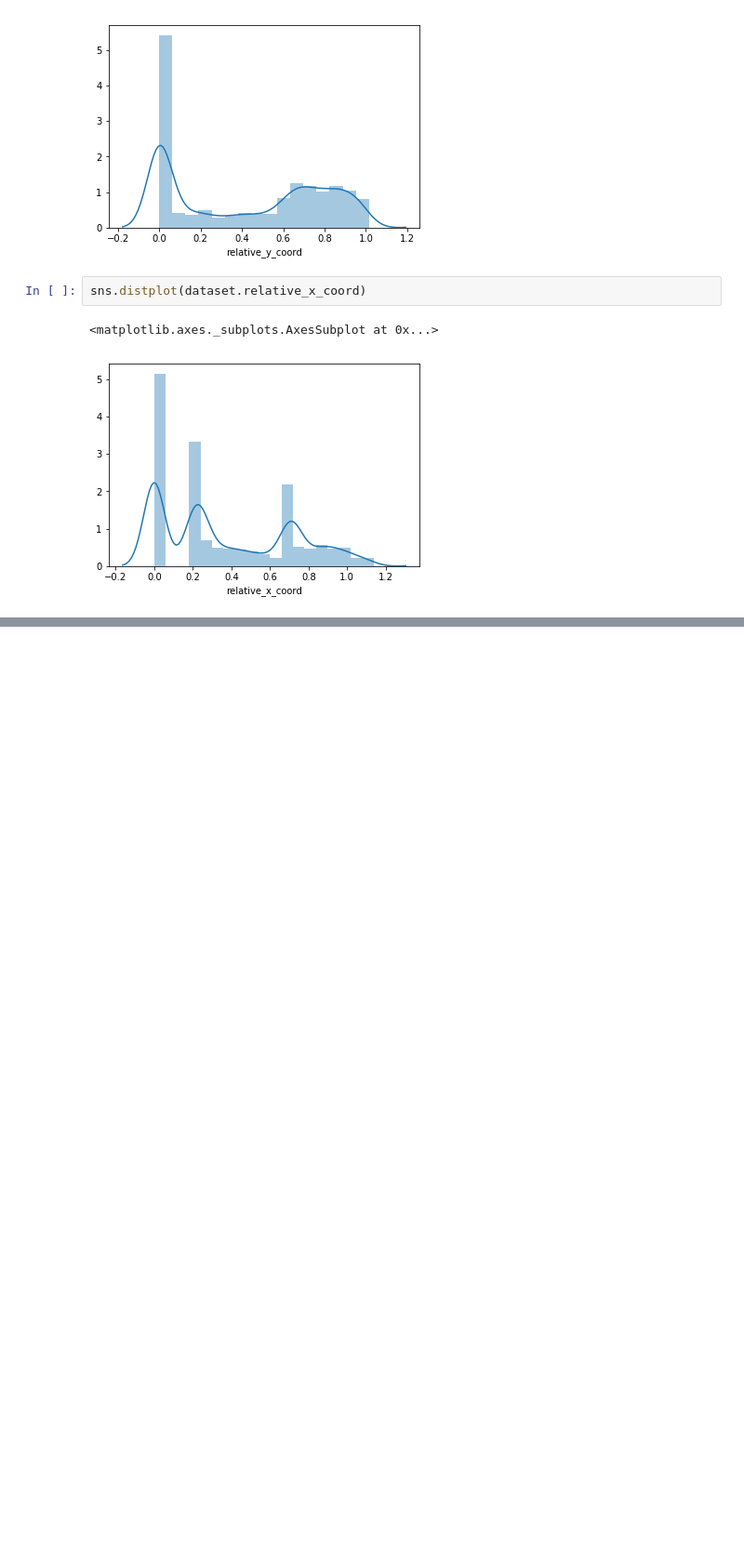
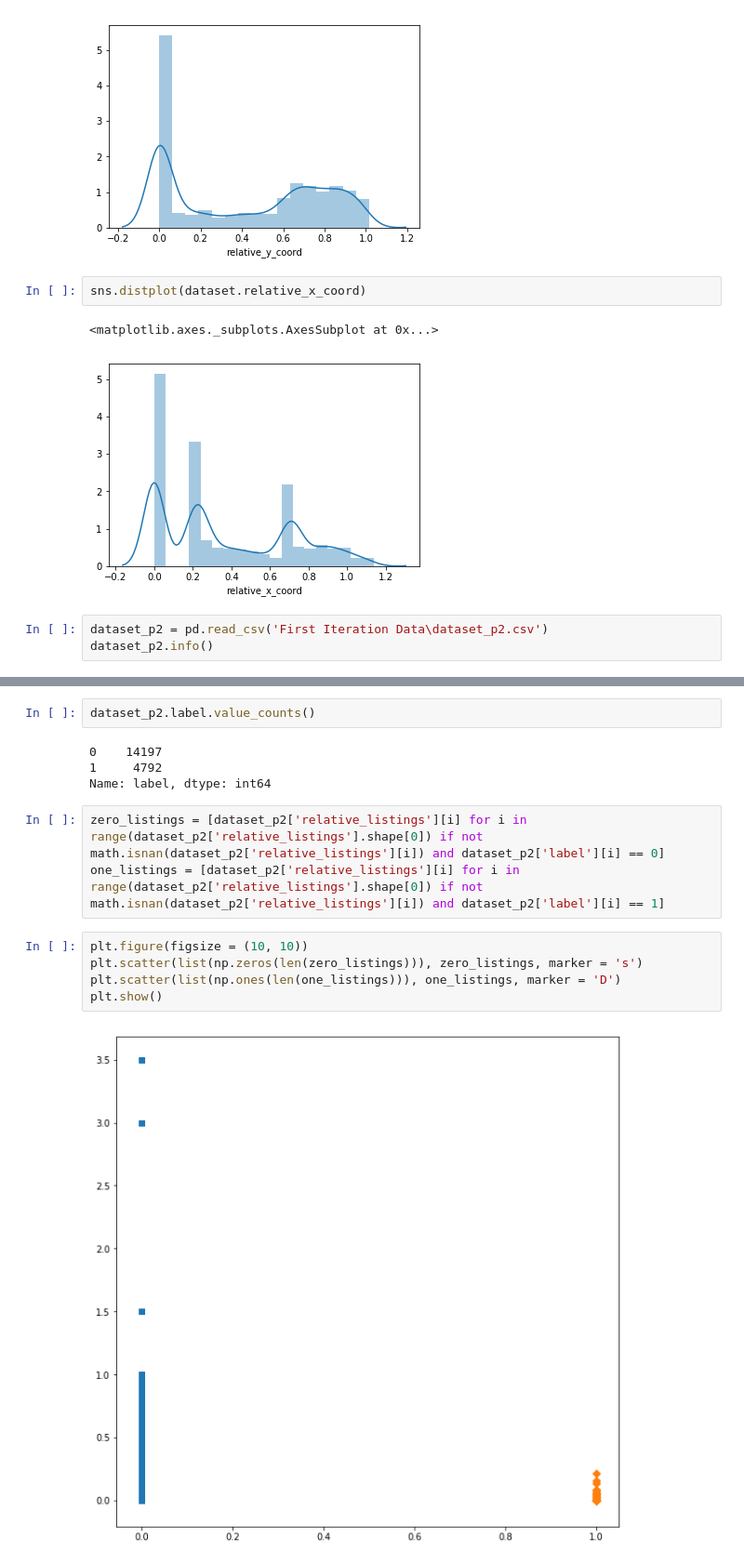
Before and after one commit to swaroop-nath/Semantic-Web-Parser, a Jupyter notebook: Second Model Preparation/exploratory_data_analysis.ipynb, the cells around one changed output, grey strips where cells are left out. Shown at 93% size. Saved outputs shown, nothing was run; the diff lists cells and outputs as text; blank space fills up the shorter version.

Commit message:
New data has been explored upon to check the validity of previously laid assumptions. Methodology has been developed to tackle with 'No Such Element' kinds. They will be tested next

```diff
--- a/Second Model Preparation/exploratory_data_analysis.ipynb
+++ b/Second Model Preparation/exploratory_data_analysis.ipynb
@@ -125,3 +125,6 @@ sns.distplot(dataset.relative_x_coord)
 # %% [output]
 <matplotlib.axes._subplots.AxesSubplot at 0x...>
 [figure]
+# %%
+dataset_p2 = pd.read_csv('First Iteration Data\dataset_p2.csv')
+dataset_p2.info()
@@ -127,0 +149,16 @@ sns.distplot(dataset.relative_x_coord)
+# %%
+dataset_p2.label.value_counts()
+# %% [output]
+0    14197
+1     4792
+Name: label, dtype: int64
+# %%
+zero_listings = [dataset_p2['relative_listings'][i] for i in range(dataset_p2['relative_listings'].shape[0]) if not math.isnan(dataset_p2['relative_listings'][i]) and dataset_p2['label'][i] == 0]
+one_listings = [dataset_p2['relative_listings'][i] for i in range(dataset_p2['relative_listings'].shape[0]) if not math.isnan(dataset_p2['relative_listings'][i]) and dataset_p2['label'][i] == 1]
+# %%
+plt.figure(figsize = (10, 10))
+plt.scatter(list(np.zeros(len(zero_listings))), zero_listings, marker = 's')
+plt.scatter(list(np.ones(len(one_listings))), one_listings, marker = 'D')
+plt.show()
+# %% [output]
+[figure, added]
```
Also changed, not shown: parts of 5 cells of this notebook, 1 other file.
